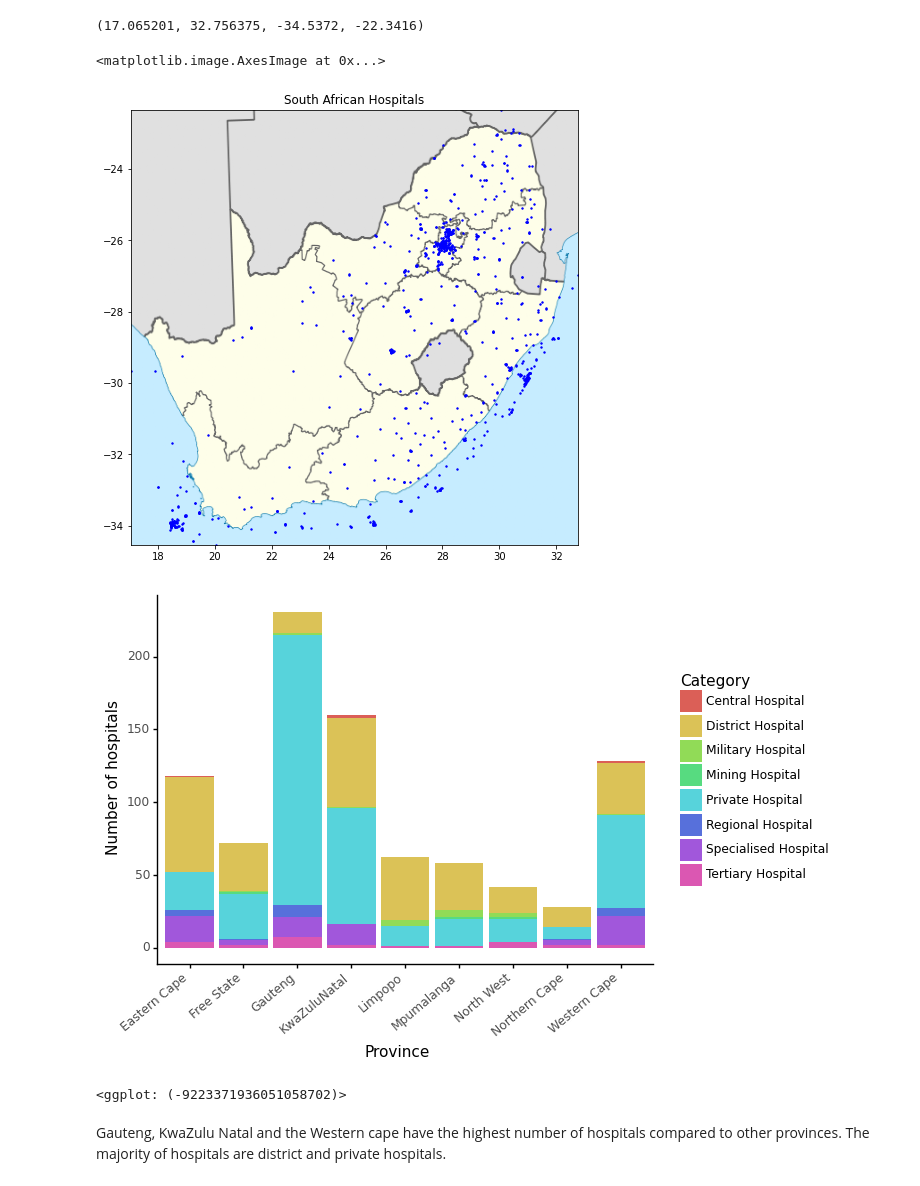
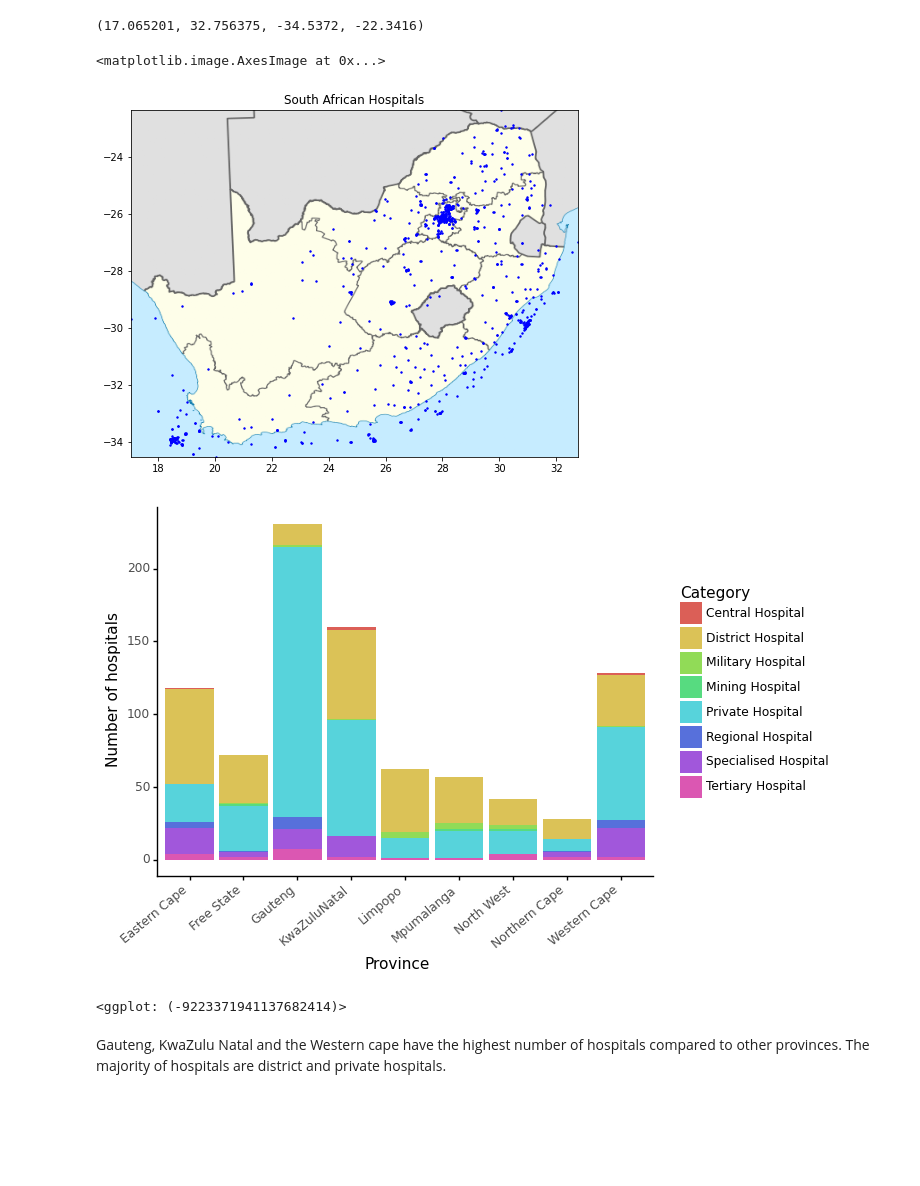
Before and after one commit to ZintleFaltein/Covid-modelling, a Jupyter notebook: Notebooks/Covid19_analysis_South_Africa.ipynb, the cells around one changed output. Saved outputs shown, nothing was run; the diff lists cells and outputs as text; code cells hidden in the pictures; blank space fills up the shorter version.

```diff
--- a/Notebooks/Covid19_analysis_South_Africa.ipynb
+++ b/Notebooks/Covid19_analysis_South_Africa.ipynb
@@ -9,7 +9,6 @@ To combat the spread of the virus in South Africa, the government initialted a b
 # Load libraries
 # %%
 import warnings
-import folium
 from datetime import datetime, date
 from scipy.integrate import odeint
 from sklearn.pipeline import make_pipeline
@@ -17,11 +16,6 @@ from sklearn.preprocessing import PolynomialFeatures
 from sklearn.metrics import mean_squared_error, r2_score
 from sklearn.metrics import mean_absolute_error
 from sklearn.linear_model import LinearRegression
-from folium import plugins
-import cufflinks as cf
-from plotly.offline import download_plotlyjs, init_notebook_mode, plot, iplot
-import plotly.graph_objects as go
-import plotly.express as px
 import numpy as np
 import pandas as pd
 import seaborn as sns
@@ -29,7 +23,6 @@ from plotnine import *
 import matplotlib.dates as mdates
 import matplotlib.pyplot as plt
 %matplotlib inline
-plt.rcParams['figure.figsize'] = 10, 12
 init_notebook_mode(connected=True)
 
 
@@ -357,14 +348,15 @@ coords
 (17.065201, 32.756375, -34.5372, -22.3416)
 # %%
 fig, ax = plt.subplots(figsize=(8, 8))
-ax.scatter(hospitals.Long, hospitals.Lat, zorder=2, color='b', s=2)
+
+ax.scatter(hospitals.Long, hospitals.Lat, zorder=2, color='b', s=2,)
 ax.set_title('South African Hospitals')
 ax.set_xlim(coords[0], coords[1])
 ax.set_ylim(coords[2], coords[3])
-ax.imshow(sa_map, zorder=1, extent=coords, aspect='auto')
+ax.imshow(sa_map, zorder=1, extent=coords)
 # %% [output]
 <matplotlib.image.AxesImage at 0x...>
-[figure, old version]
+[figure, new version]
 # %%
 (ggplot(hospitals, aes(x='Province', fill='Category'))
     + geom_bar()
@@ -374,7 +366,7 @@ ax.imshow(sa_map, zorder=1, extent=coords, aspect='auto')
  )
 # %% [output]
 [figure]
-<ggplot: (-9223371936051058702)>
+<ggplot: (-9223371941137682414)>
 # %% [markdown]
 Gauteng, KwaZulu Natal and the Western cape have the highest number of hospitals compared to other provinces. The majority of hospitals are district and private hospitals.
 # %%
```
Also changed, not shown: parts of 11 cells of this notebook.
